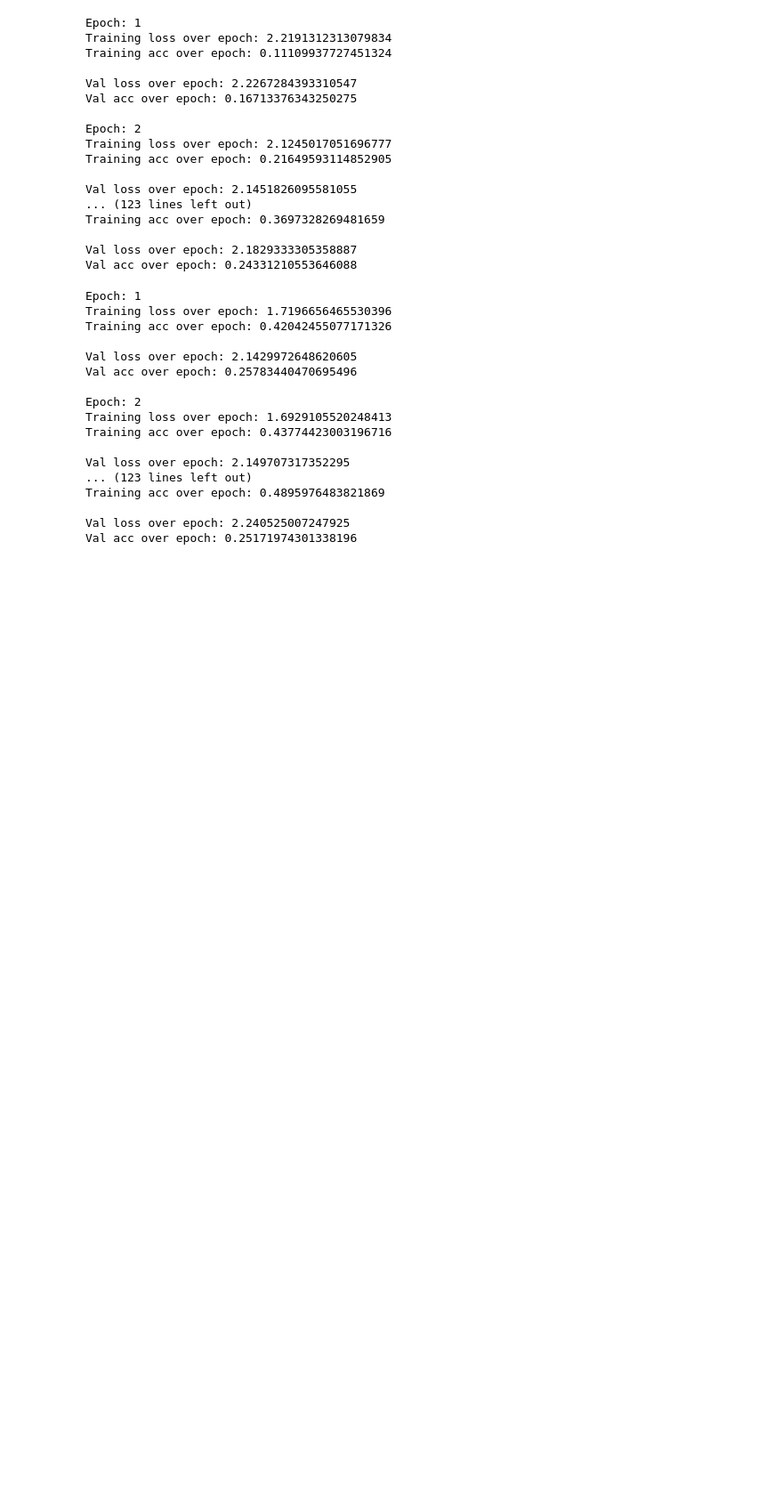
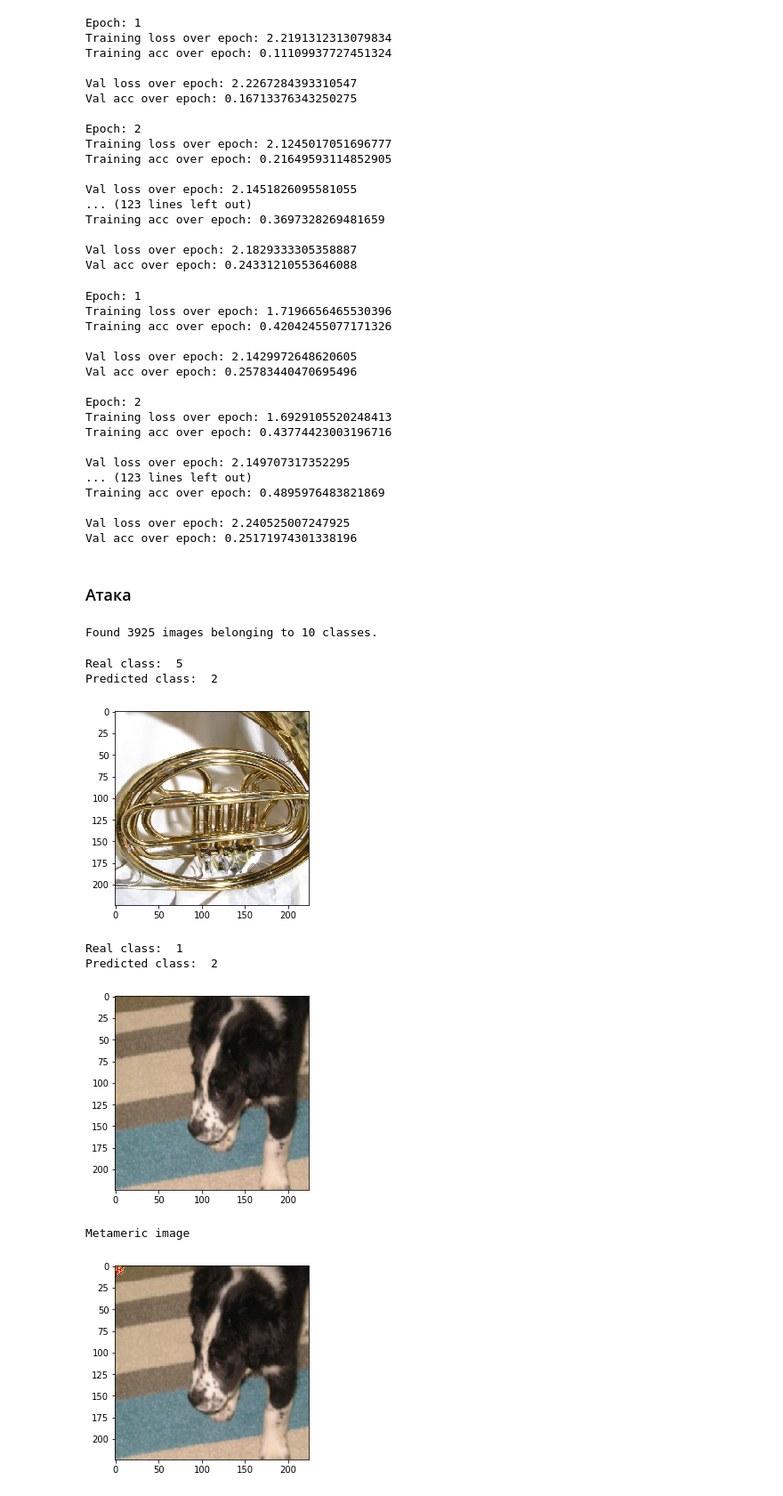
Before and after one commit to sava-stepurin/graduate_work, a Jupyter notebook: Fully-invertible_RevNet/RevNet_without_dense.ipynb, the cells around one changed output. Shown at 89% size. Saved outputs shown, nothing was run; the diff lists cells and outputs as text; code cells hidden in the pictures; blank space fills up the shorter version.

Commit message:
Added metameric attack

```diff
--- a/Fully-invertible_RevNet/RevNet_without_dense.ipynb
+++ b/Fully-invertible_RevNet/RevNet_without_dense.ipynb
@@ -838,3 +224,42 @@ Training acc over epoch: 0.4895976483821869
 
 Val loss over epoch: 2.240525007247925
 Val acc over epoch: 0.25171974301338196
+# %%
+model.load_weights("drive/My Drive/Диплом/revnet_without_dense.hdf5")
+# %% [markdown]
+### Атака
+# %%
+test = imagegen.flow_from_directory("imagenette2/val/", class_mode="sparse", shuffle=True, batch_size=config.batch_size, target_size=(224, 224))
+# %% [output]
+Found 3925 images belonging to 10 classes.
+# %%
+x, y = test.next()
+
+x0 = tf.reshape(x[0], (1, *config.input_shape))
+logits, _ = model(x0, training=False)
+print("Real class: ", int(y[0]))
+print("Predicted class: ", np.argmax(logits))
+plt.imshow(x0[0])
+plt.show()
+
+x1 = tf.reshape(x[1], (1, *config.input_shape))
+nuisance = model.get_nuisance(x1)
+logits_x1, _ = model(x1, training=False)
+print("Real class: ", int(y[1]))
+print("Predicted class: ", np.argmax(logits_x1))
+plt.imshow(x1[0])
+plt.show()
+
+print("Metameric image")
+new_y = tf.concat([logits, nuisance], axis=1)
+res_x = model.get_x(new_y)
+plt.show()
+# %% [output]
+Real class:  5
+Predicted class:  2
+[figure, added]
+Real class:  1
+Predicted class:  2
+[figure, added]
+Metameric image
+[figure, added]
```
Also changed, not shown: parts of 8 cells of this notebook.
